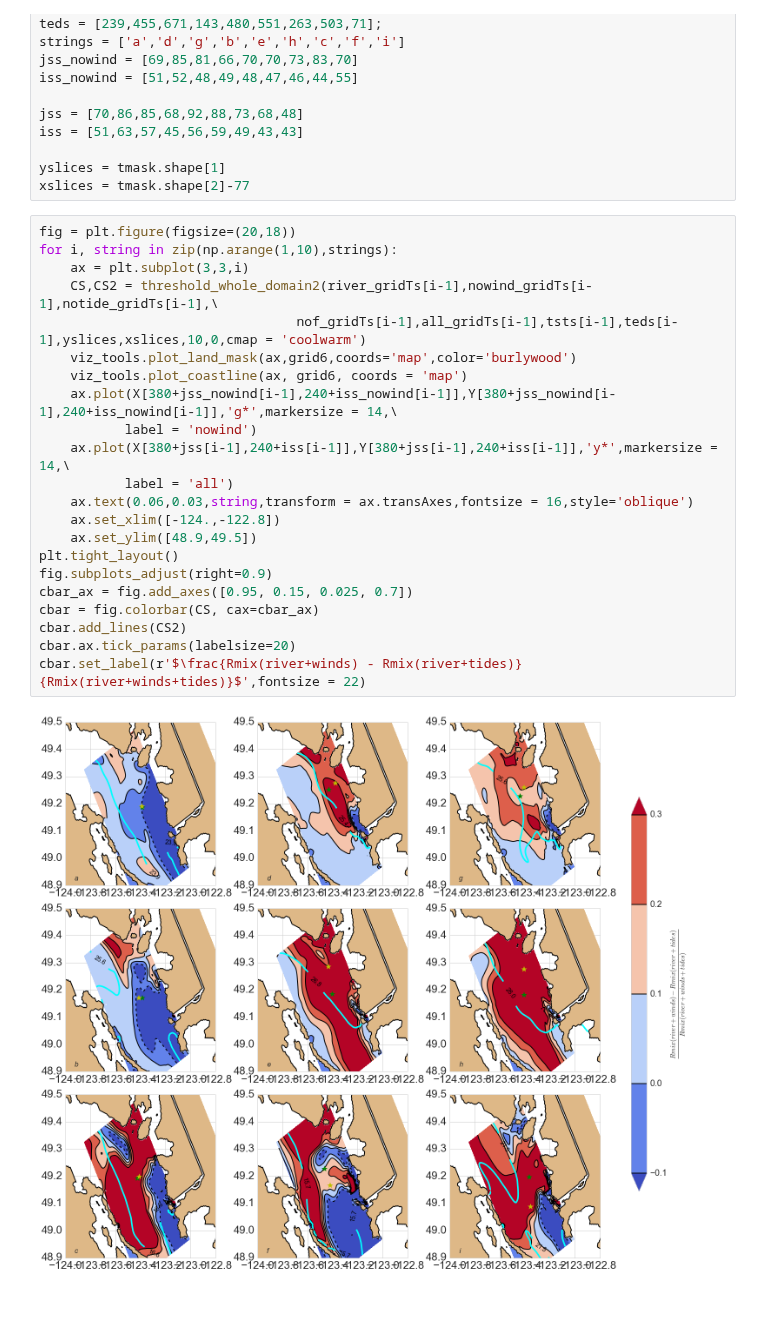
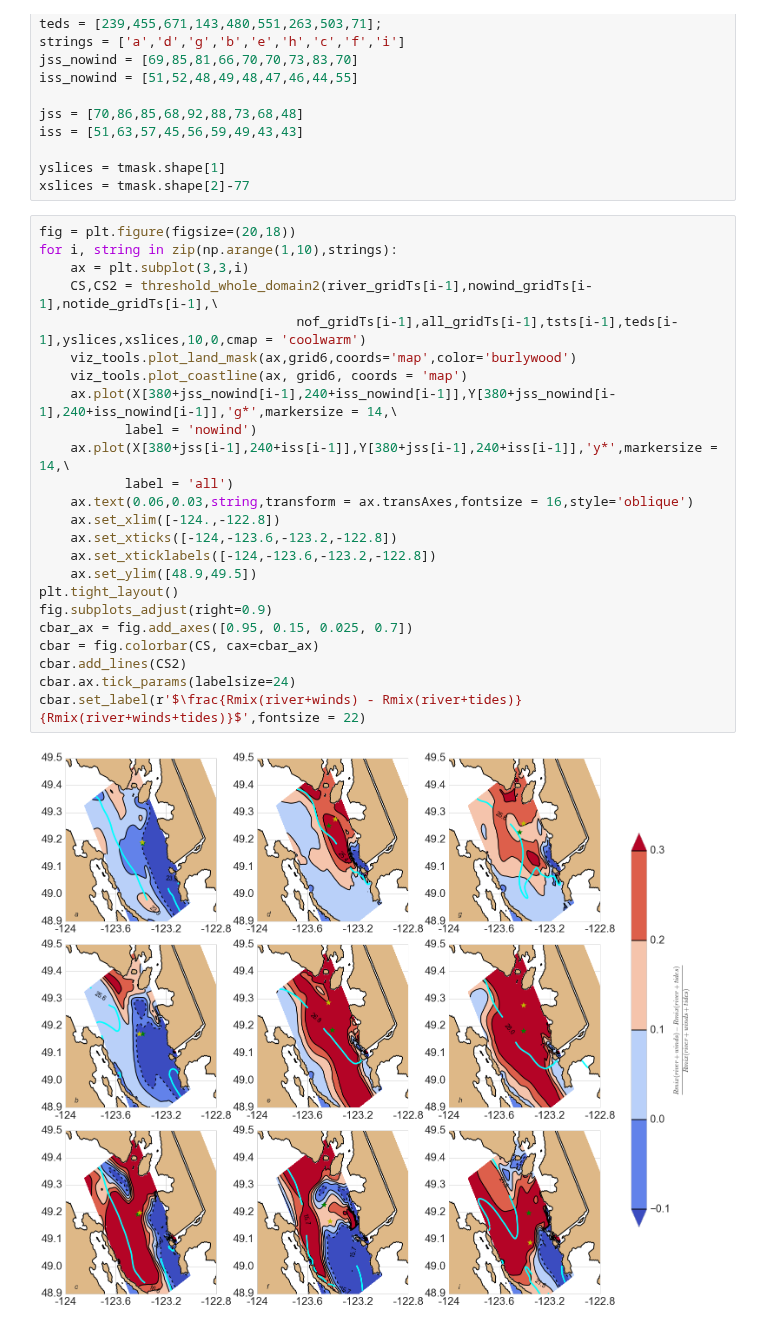
Before and after one commit to SalishSeaCast/analysis-jie, a Jupyter notebook: jie/paper/RmixPlumeLoc.ipynb, the cells around one changed output. Saved outputs shown, nothing was run; the diff lists cells and outputs as text.

Commit message:
adjust xticks

```diff
--- a/jie/paper/RmixPlumeLoc.ipynb
+++ b/jie/paper/RmixPlumeLoc.ipynb
@@ -112,24 +112,26 @@ xslices = tmask.shape[2]-77
 # %%
 fig = plt.figure(figsize=(20,18))
 for i, string in zip(np.arange(1,10),strings):
     ax = plt.subplot(3,3,i)
     CS,CS2 = threshold_whole_domain2(river_gridTs[i-1],nowind_gridTs[i-1],notide_gridTs[i-1],\
                                  nof_gridTs[i-1],all_gridTs[i-1],tsts[i-1],teds[i-1],yslices,xslices,10,0,cmap = 'coolwarm')
     viz_tools.plot_land_mask(ax,grid6,coords='map',color='burlywood')
     viz_tools.plot_coastline(ax, grid6, coords = 'map')
     ax.plot(X[380+jss_nowind[i-1],240+iss_nowind[i-1]],Y[380+jss_nowind[i-1],240+iss_nowind[i-1]],'g*',markersize = 14,\
            label = 'nowind')
     ax.plot(X[380+jss[i-1],240+iss[i-1]],Y[380+jss[i-1],240+iss[i-1]],'y*',markersize = 14,\
            label = 'all')
     ax.text(0.06,0.03,string,transform = ax.transAxes,fontsize = 16,style='oblique')
     ax.set_xlim([-124.,-122.8])
+    ax.set_xticks([-124,-123.6,-123.2,-122.8])
+    ax.set_xticklabels([-124,-123.6,-123.2,-122.8])
     ax.set_ylim([48.9,49.5])
 plt.tight_layout()
 fig.subplots_adjust(right=0.9)
 cbar_ax = fig.add_axes([0.95, 0.15, 0.025, 0.7])
 cbar = fig.colorbar(CS, cax=cbar_ax)
 cbar.add_lines(CS2)
-cbar.ax.tick_params(labelsize=20)
+cbar.ax.tick_params(labelsize=24)
 cbar.set_label(r'$\frac{Rmix(river+winds) - Rmix(river+tides)}{Rmix(river+winds+tides)}$',fontsize = 22)
 # %% [output]
-[figure, old version]
+[figure, new version]
```
Also changed, not shown: parts of 1 cell of this notebook.
